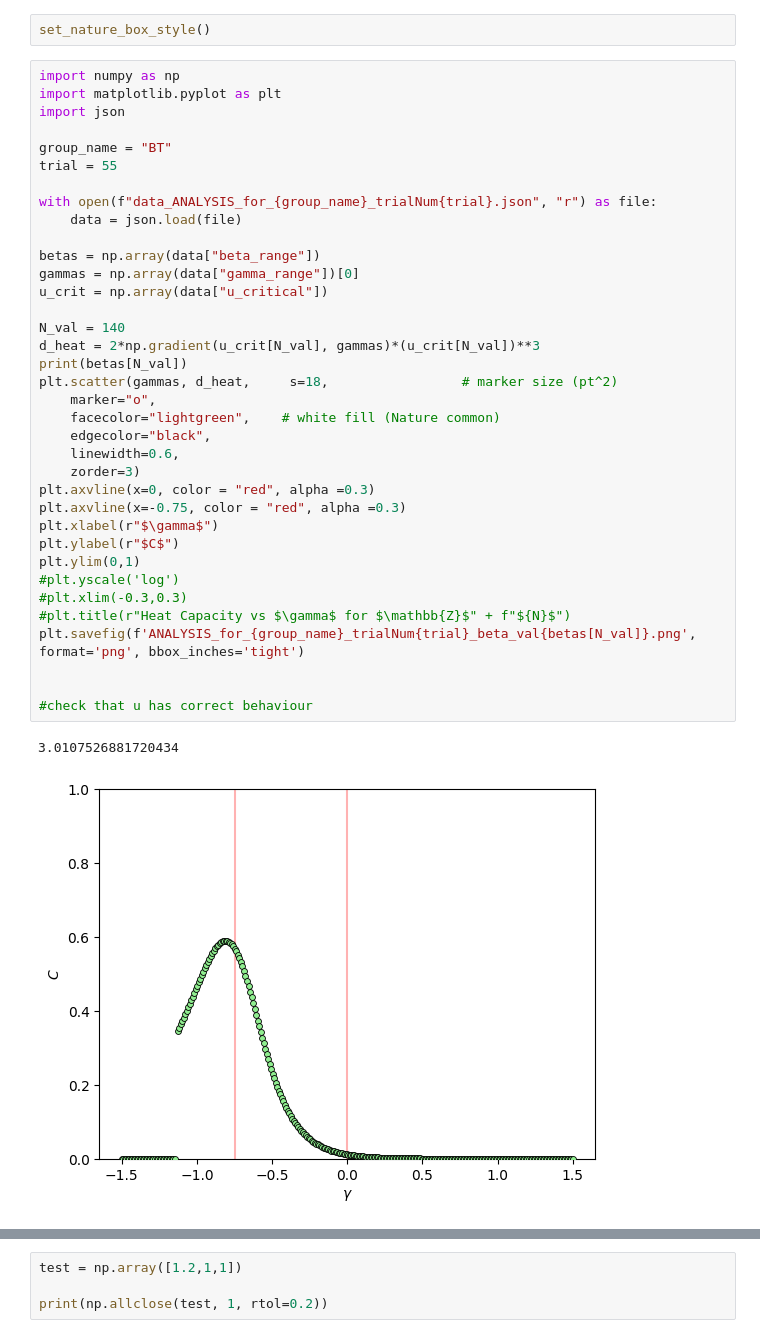
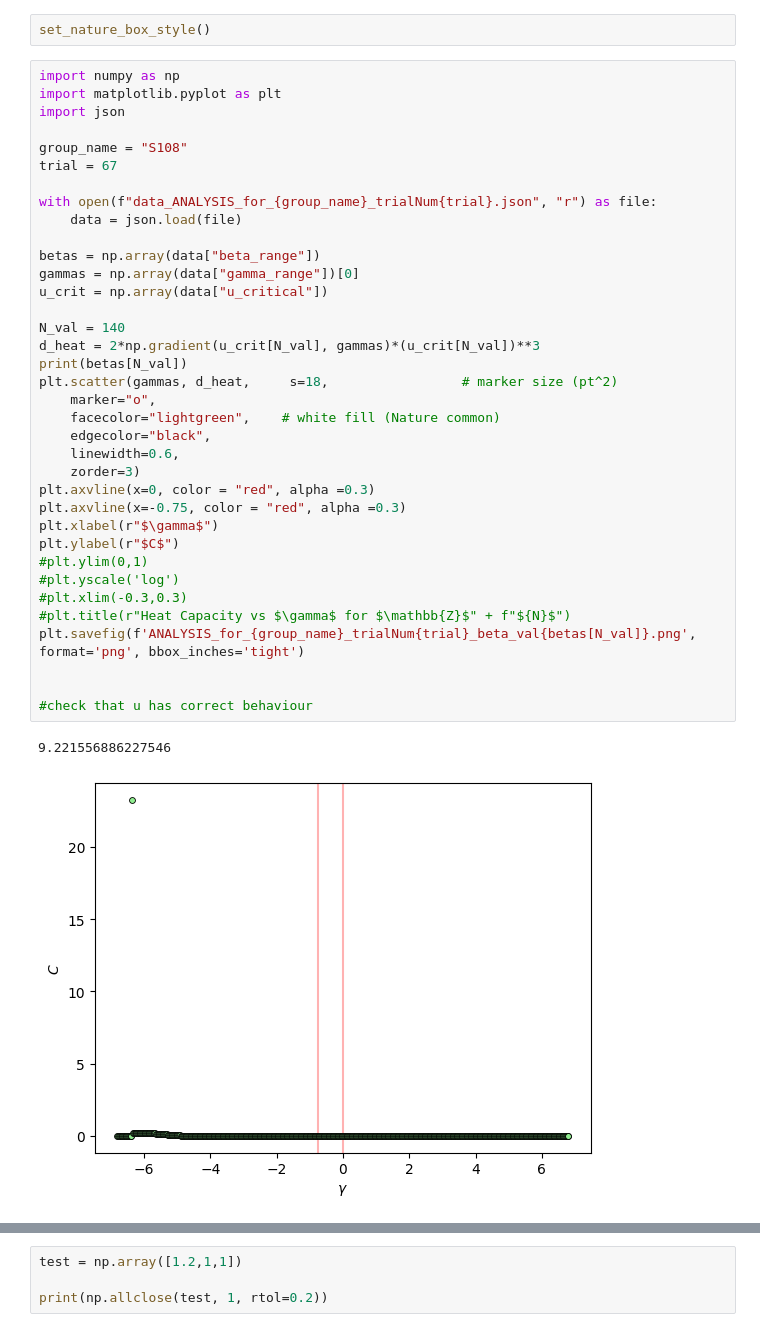
Before and after one commit to clemo1234/MFT_Calcs, a Jupyter notebook: Results_Analysis.ipynb, the cells around one changed output, grey strips where cells are left out. Cells and saved outputs as stored; diff of their text form.

```diff
--- a/Results_Analysis.ipynb
+++ b/Results_Analysis.ipynb
@@ -52,40 +52,40 @@ import numpy as np
 import matplotlib.pyplot as plt
 import json
 
-group_name = "BT"
-trial = 55
+group_name = "S108"
+trial = 67
 
 with open(f"data_ANALYSIS_for_{group_name}_trialNum{trial}.json", "r") as file:
     data = json.load(file)
 
 betas = np.array(data["beta_range"])
 gammas = np.array(data["gamma_range"])[0]
 u_crit = np.array(data["u_critical"])
 
 N_val = 140
 d_heat = 2*np.gradient(u_crit[N_val], gammas)*(u_crit[N_val])**3
 print(betas[N_val])
 plt.scatter(gammas, d_heat,     s=18,                 # marker size (pt^2)
     marker="o",
     facecolor="lightgreen",    # white fill (Nature common)
     edgecolor="black",
     linewidth=0.6,
     zorder=3)
 plt.axvline(x=0, color = "red", alpha =0.3)
 plt.axvline(x=-0.75, color = "red", alpha =0.3)
 plt.xlabel(r"$\gamma$")
 plt.ylabel(r"$C$")
-plt.ylim(0,1)
+#plt.ylim(0,1)
 #plt.yscale('log')
 #plt.xlim(-0.3,0.3)
 #plt.title(r"Heat Capacity vs $\gamma$ for $\mathbb{Z}$" + f"${N}$")
 plt.savefig(f'ANALYSIS_for_{group_name}_trialNum{trial}_beta_val{betas[N_val]}.png', format='png', bbox_inches='tight')
 
 
 #check that u has correct behaviour
 # %% [output]
-3.0107526881720434
+9.221556886227546
-[figure, old version]
+[figure, new version]
 # %%
 import numpy as np
 
```
Also changed, not shown: parts of 3 cells of this notebook, 44 other files.
